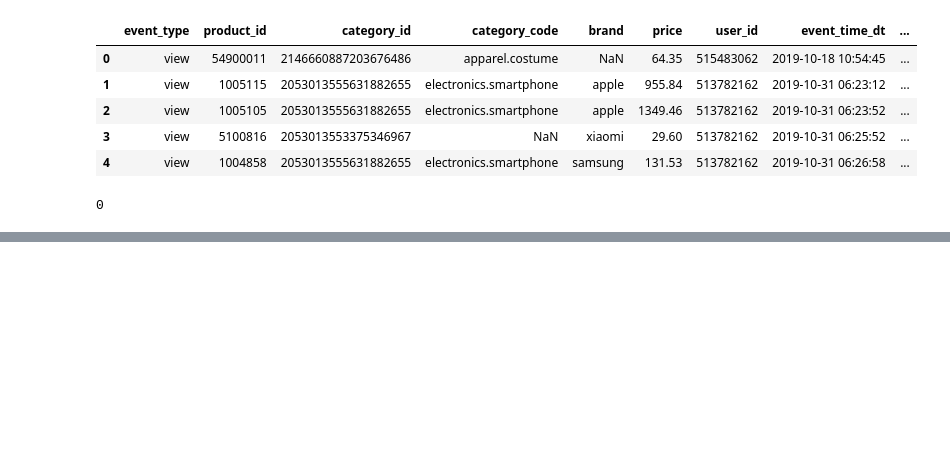
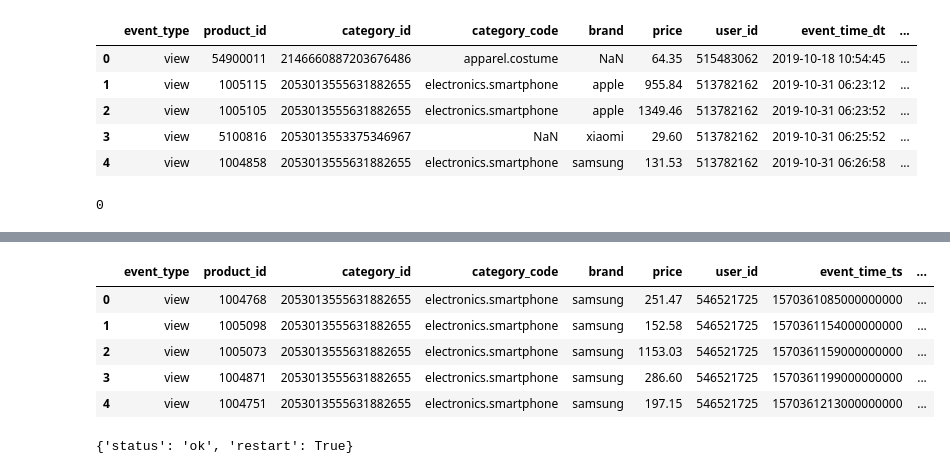
Before and after one commit to Ahanmr/Transformers4RecDemo, a Jupyter notebook: basicModel.ipynb, the cells around one changed output, grey strips where cells are left out. Saved outputs shown, nothing was run; the diff lists cells and outputs as text; code cells hidden in the pictures; blank space fills up the shorter version.

```diff
--- a/basicModel.ipynb
+++ b/basicModel.ipynb
@@ -212,0 +220,2 @@ gc.collect()
+# %%
+df = df[df['event_time_dt'] < np.datetime64('2019-10-08')].reset_index(drop=True)
@@ -212,0 +226,12 @@ gc.collect()
+# %%
+# delete event_time_dt
+df = df.drop(['event_time_dt'],axis=1)
+# %%
+df.head()
+# %% [output]
+|  | event_type | product_id | category_id | category_code | brand | price | user_id | event_time_ts | ... |
+| 0 | view | 1004768 | 2053013555631882655 | electronics.smartphone | samsung | 251.47 | 546521725 | 1570361085000000000 | ... |
+| 1 | view | 1005098 | 2053013555631882655 | electronics.smartphone | samsung | 152.58 | 546521725 | 1570361154000000000 | ... |
+| 2 | view | 1005073 | 2053013555631882655 | electronics.smartphone | samsung | 1153.03 | 546521725 | 1570361159000000000 | ... |
+| 3 | view | 1004871 | 2053013555631882655 | electronics.smartphone | samsung | 286.60 | 546521725 | 1570361199000000000 | ... |
+| 4 | view | 1004751 | 2053013555631882655 | electronics.smartphone | samsung | 197.15 | 546521725 | 1570361213000000000 | ... |
@@ -212,0 +241,7 @@ gc.collect()
+# %%
+# shutdown kernel
+import IPython
+app = IPython.Application.instance()
+app.kernel.do_shutdown(True)
+# %% [output]
+{'status': 'ok', 'restart': True}
```
Also changed, not shown: parts of 5 cells of this notebook.
